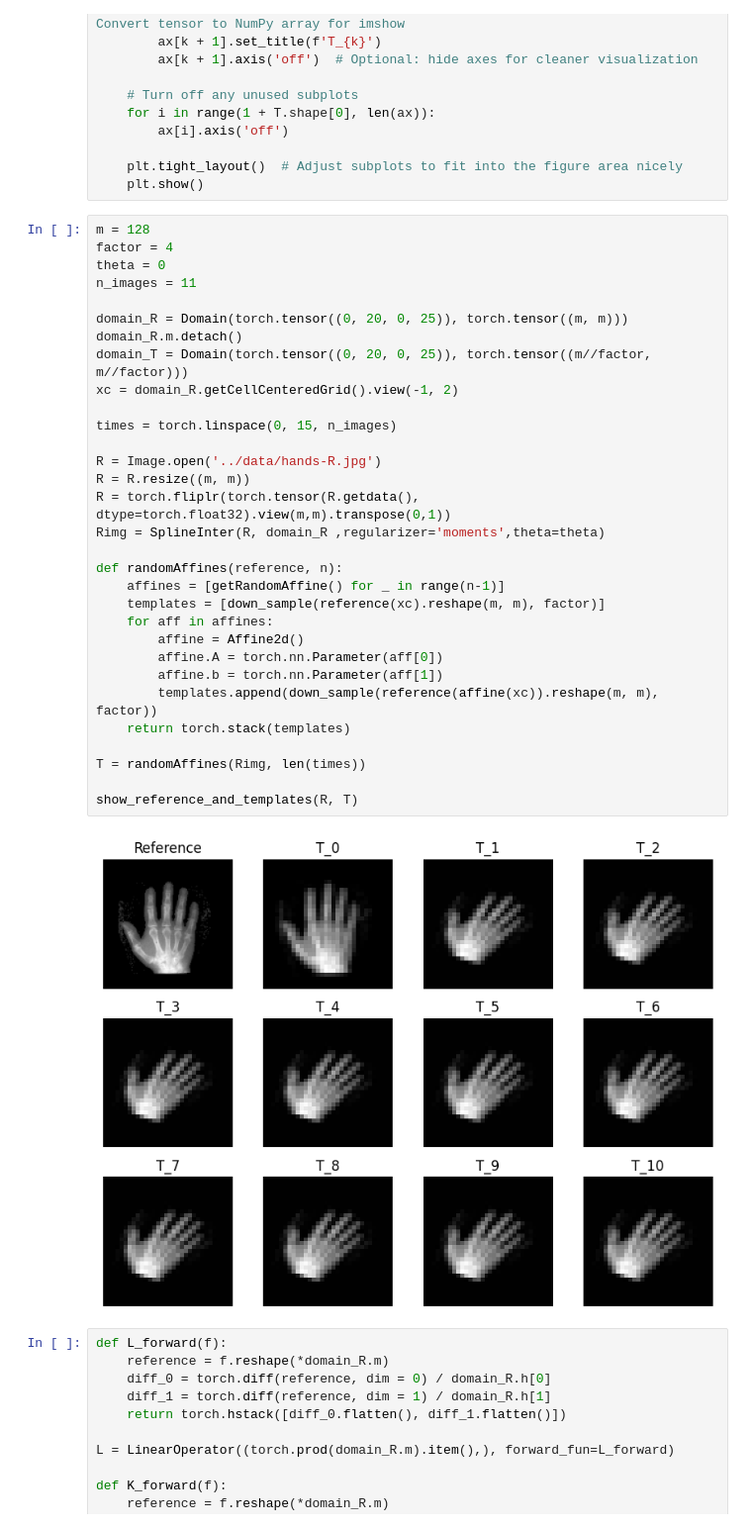
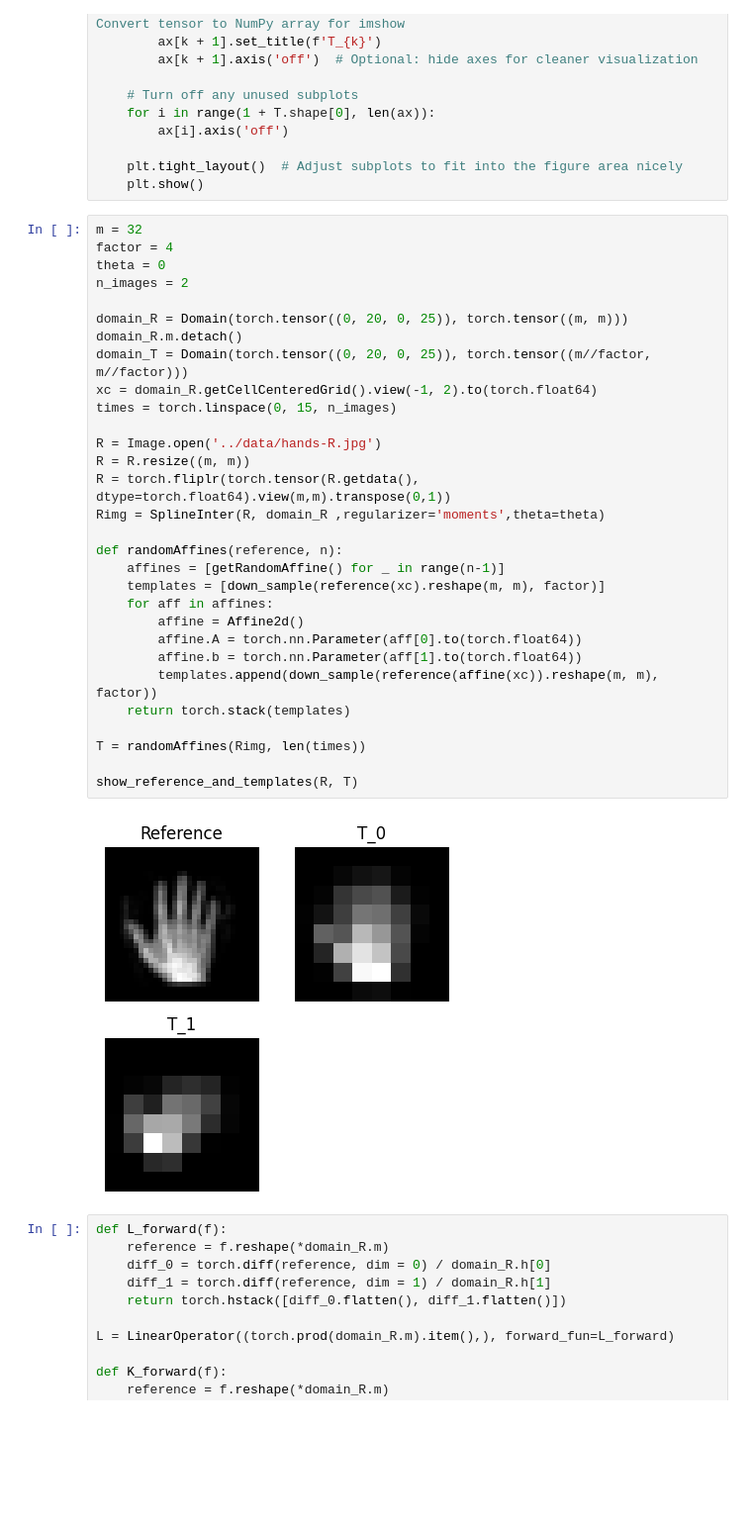
Before and after one commit to wdwatson2/ImgRegPytorchProject, a Jupyter notebook: scripts/solve_SuperResolution.ipynb, the cells around one changed output. Shown at 99% size. Saved outputs shown, nothing was run; the diff lists cells and outputs as text; blank space fills up the shorter version.

```diff
--- a/scripts/solve_SuperResolution.ipynb
+++ b/scripts/solve_SuperResolution.ipynb
@@ -48,38 +50,37 @@ def show_reference_and_templates(R, T):
     plt.tight_layout()  # Adjust subplots to fit into the figure area nicely
     plt.show()
 # %%
-m = 128
+m = 32
 factor = 4
 theta = 0
-n_images = 11
+n_images = 2
 
 domain_R = Domain(torch.tensor((0, 20, 0, 25)), torch.tensor((m, m)))
 domain_R.m.detach()
 domain_T = Domain(torch.tensor((0, 20, 0, 25)), torch.tensor((m//factor, m//factor)))
-xc = domain_R.getCellCenteredGrid().view(-1, 2)
-
+xc = domain_R.getCellCenteredGrid().view(-1, 2).to(torch.float64)
 times = torch.linspace(0, 15, n_images)
 
 R = Image.open('../data/hands-R.jpg')
 R = R.resize((m, m))
-R = torch.fliplr(torch.tensor(R.getdata(), dtype=torch.float32).view(m,m).transpose(0,1))
+R = torch.fliplr(torch.tensor(R.getdata(), dtype=torch.float64).view(m,m).transpose(0,1))
 Rimg = SplineInter(R, domain_R ,regularizer='moments',theta=theta)
 
 def randomAffines(reference, n):
     affines = [getRandomAffine() for _ in range(n-1)]
     templates = [down_sample(reference(xc).reshape(m, m), factor)]
     for aff in affines:
         affine = Affine2d()
-        affine.A = torch.nn.Parameter(aff[0])
-        affine.b = torch.nn.Parameter(aff[1])
+        affine.A = torch.nn.Parameter(aff[0].to(torch.float64))
+        affine.b = torch.nn.Parameter(aff[1].to(torch.float64))
         templates.append(down_sample(reference(affine(xc)).reshape(m, m), factor))
     return torch.stack(templates)
 
 T = randomAffines(Rimg, len(times))
 
 show_reference_and_templates(R, T)
 # %% [output]
-[figure, old version]
+[figure, new version]
 # %%
 def L_forward(f):
     reference = f.reshape(*domain_R.m)
```
Also changed, not shown: parts of 3 cells of this notebook.
